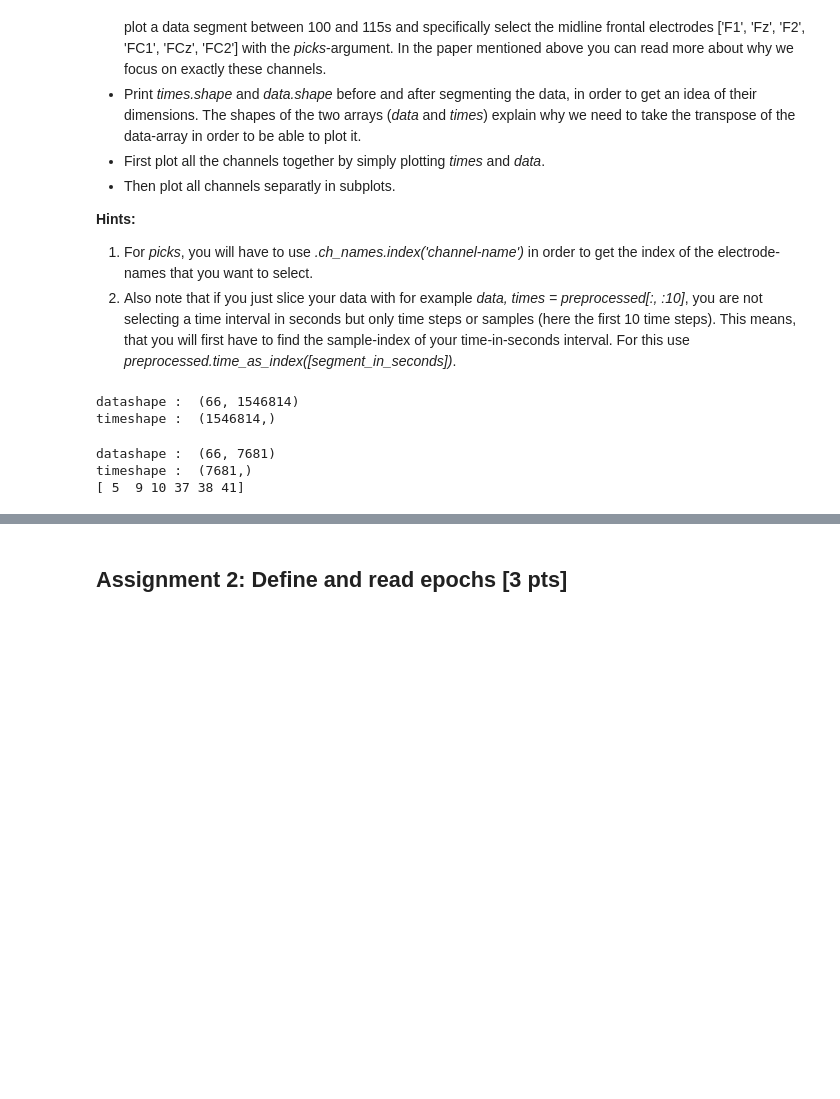
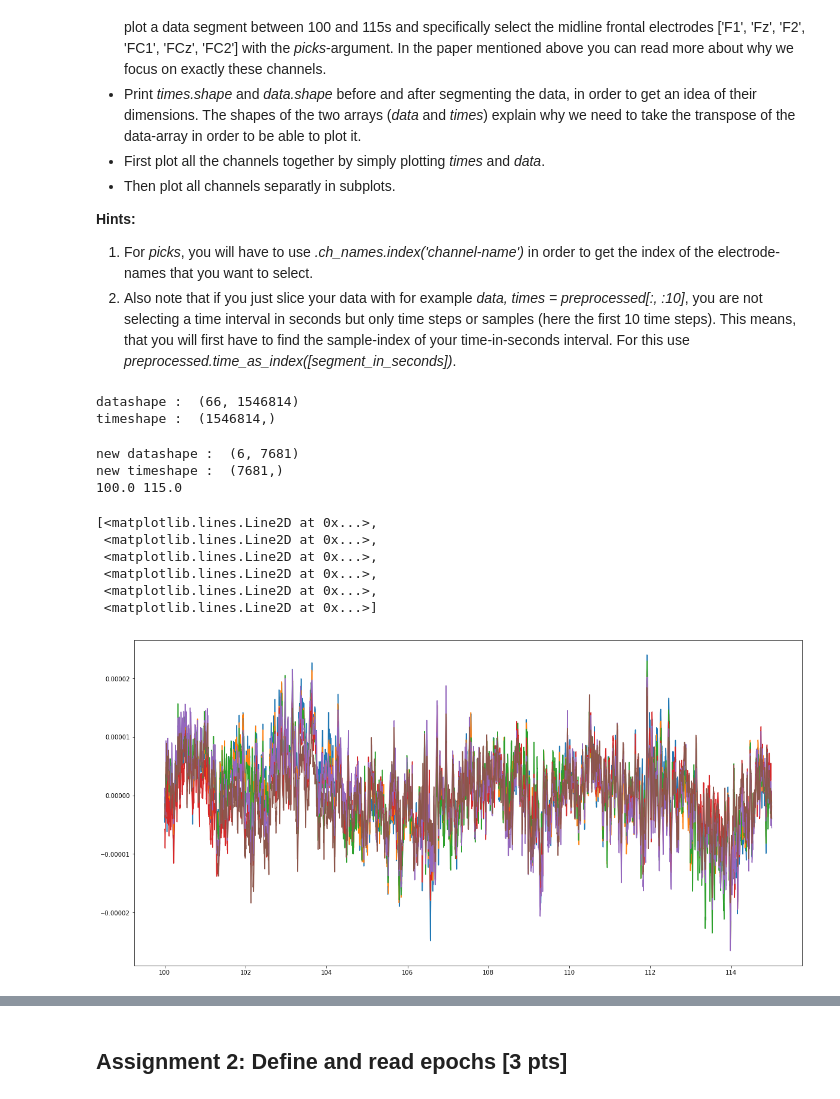
Before and after one commit to NBP-ACC/week-10-acc_11, a Jupyter notebook: Sheet08_viki.ipynb, the cells around one changed output, grey strips where cells are left out. Cells and saved outputs as stored; diff of their text form; code cells hidden in the pictures; blank space fills up the shorter version.

```diff
--- a/Sheet08_viki.ipynb
+++ b/Sheet08_viki.ipynb
@@ -145,31 +141,39 @@ timeshape :  (1546814,)
 # %%
 # write a function that plots the segment of the data, given a certain time-interval and a list of channels
 
 def plotSegment(segment, channels):
     # choose a data segment between 100s to 115s
-    start, stop = 100,115# TODO
-    new = copy.deepcopy (preprocessed)
-    new.crop(start, stop).load_data()
-    data_picks, times_picks = new[:]#TODO
-    print("datashape : ",data_picks.shape)
-    print("timeshape : ",times_picks.shape)
+    start, stop = preprocessed.time_as_index(segment)
 
-    picks= mne.pick_types(new.info,eeg= True,selection = channels)
-    # TODO
-    print(picks)
-    # stucked!! Weiß nicht wie man das eeglab mit den Picks spezifiziert
-    #new.plot(picks= picks)
+    #get the index of the electrode-names that you want to select.
+    picks = []
+    for channel in channels:
+        picks.append(preprocessed.ch_names.index(channel))
+
+    data_picks, times_picks = preprocessed[picks, start:stop+1]
+    print("new datashape : ",data_picks.shape)
+    print("new timeshape : ",times_picks.shape)
 
 
-    # in order to check whether you sliced your data correctly, print:
-    #print(times.min(), times.max())
+    #in order to check whether you sliced your data correctly, print:
+    print(times_picks.min(), times_picks.max())
 
-    #print("datashape : ",data_picks.shape)
-    #print("timeshape : ",times_picks.shape)
-    return
+    #plotting
+    fig, axs = plt.subplots(figsize=(20,10))
+
+    fig = plt.plot(times_picks, data_picks.T)
+
+    return fig
 
 plotSegment([100,115], ch_select)
 # %% [output]
-datashape :  (66, 7681)
-timeshape :  (7681,)
-[ 5  9 10 37 38 41]
+new datashape :  (6, 7681)
+new timeshape :  (7681,)
+100.0 115.0
+[<matplotlib.lines.Line2D at 0x...>,
+ <matplotlib.lines.Line2D at 0x...>,
+ <matplotlib.lines.Line2D at 0x...>,
+ <matplotlib.lines.Line2D at 0x...>,
+ <matplotlib.lines.Line2D at 0x...>,
+ <matplotlib.lines.Line2D at 0x...>]
+[figure, added]
```
Also changed, not shown: parts of 10 cells of this notebook.
